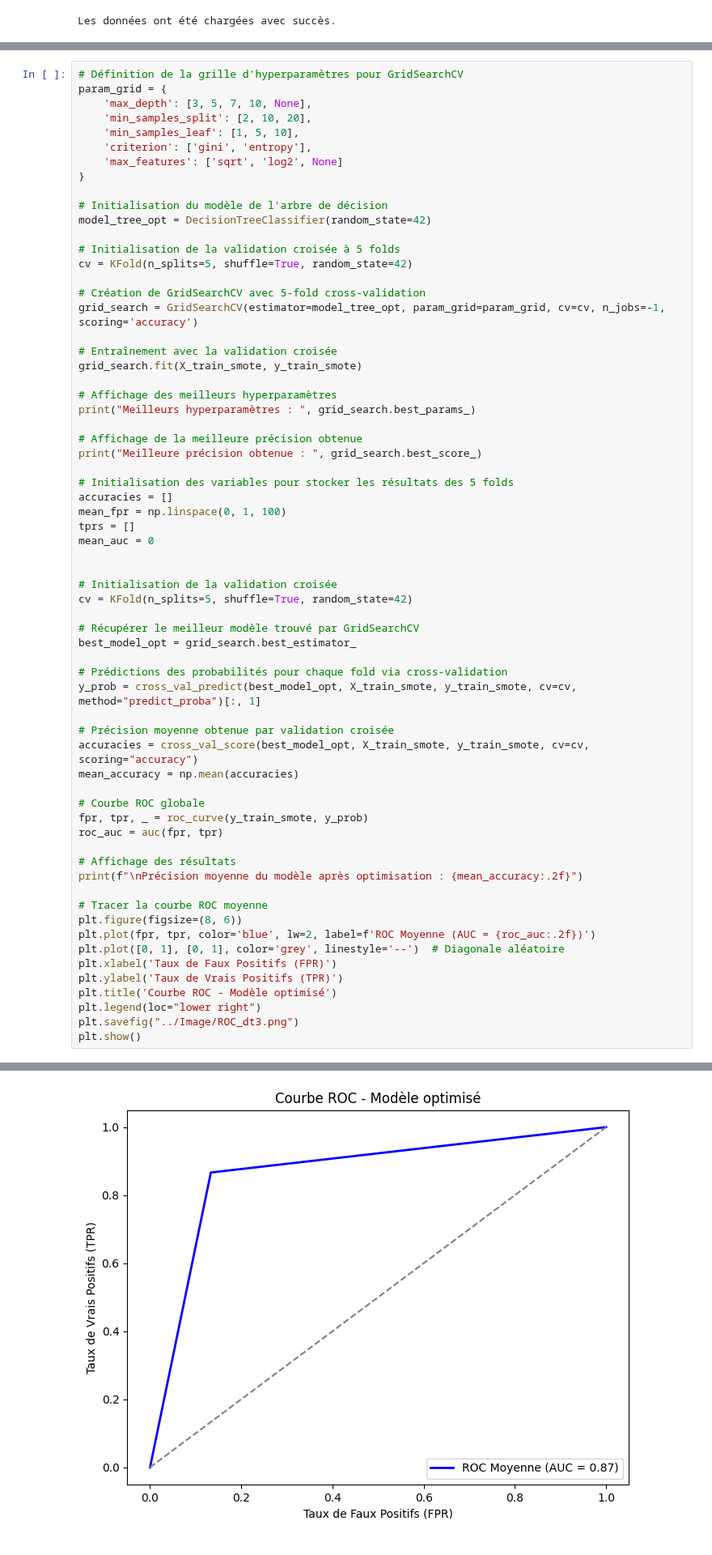
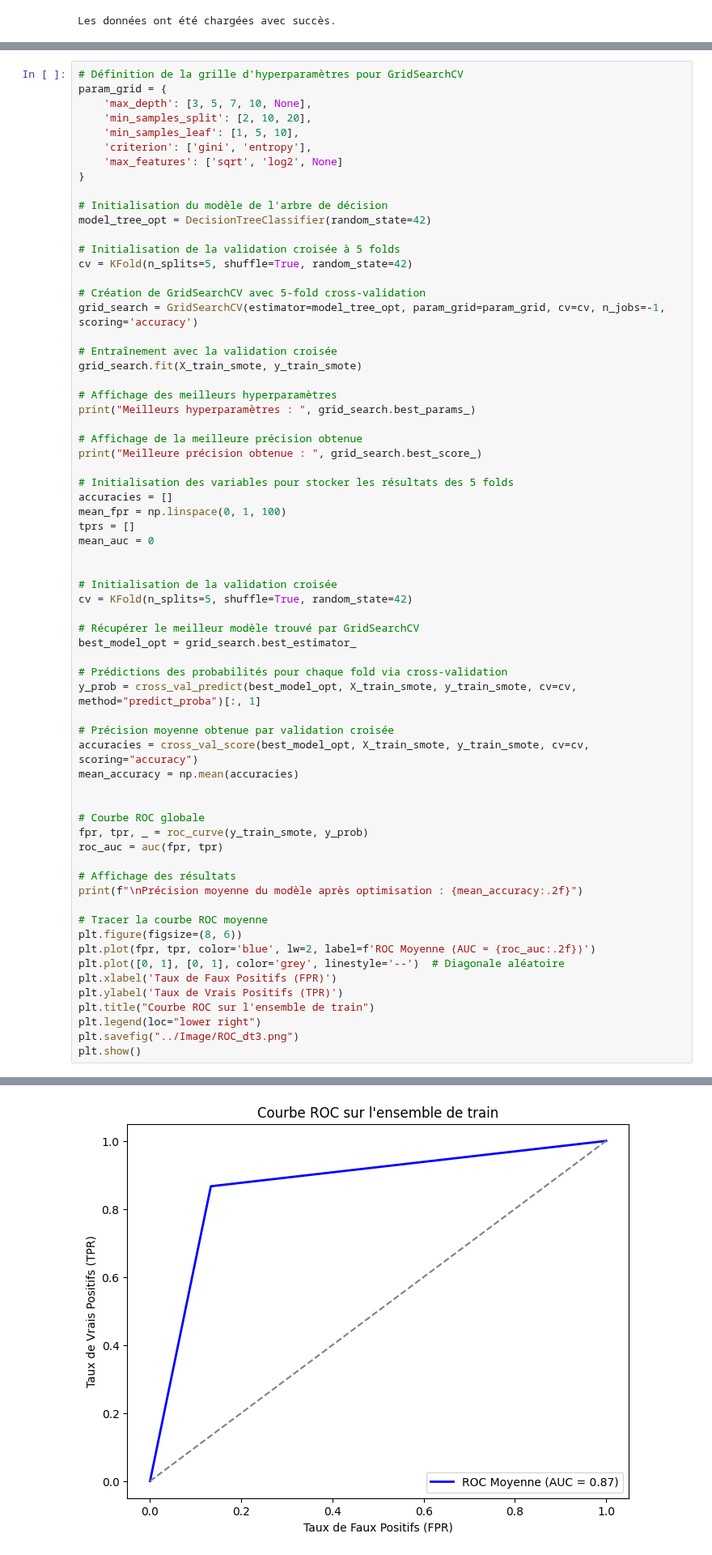
Before and after one commit to marktr11/Cervical-Cancer-Risk-Classification, a Jupyter notebook: Code/TreeDecision.ipynb, the cells around one changed output, grey strips where cells are left out. Shown at 81% size. Drawn from its saved outputs; the diff is of its cells as text.

```diff
--- a/Code/TreeDecision.ipynb
+++ b/Code/TreeDecision.ipynb
@@ -163,32 +170,33 @@ cv = KFold(n_splits=5, shuffle=True, random_state=42)
 best_model_opt = grid_search.best_estimator_
 
 # Prédictions des probabilités pour chaque fold via cross-validation
 y_prob = cross_val_predict(best_model_opt, X_train_smote, y_train_smote, cv=cv, method="predict_proba")[:, 1]
 
 # Précision moyenne obtenue par validation croisée
 accuracies = cross_val_score(best_model_opt, X_train_smote, y_train_smote, cv=cv, scoring="accuracy")
 mean_accuracy = np.mean(accuracies)
 
+
 # Courbe ROC globale
 fpr, tpr, _ = roc_curve(y_train_smote, y_prob)
 roc_auc = auc(fpr, tpr)
 
 # Affichage des résultats
 print(f"\nPrécision moyenne du modèle après optimisation : {mean_accuracy:.2f}")
 
 # Tracer la courbe ROC moyenne
 plt.figure(figsize=(8, 6))
 plt.plot(fpr, tpr, color='blue', lw=2, label=f'ROC Moyenne (AUC = {roc_auc:.2f})')
 plt.plot([0, 1], [0, 1], color='grey', linestyle='--')  # Diagonale aléatoire
 plt.xlabel('Taux de Faux Positifs (FPR)')
 plt.ylabel('Taux de Vrais Positifs (TPR)')
-plt.title('Courbe ROC - Modèle optimisé')
+plt.title("Courbe ROC sur l'ensemble de train")
 plt.legend(loc="lower right")
 plt.savefig("../Image/ROC_dt3.png")
 plt.show()
 # %% [output]
 Meilleurs hyperparamètres :  {'criterion': 'gini', 'max_depth': 5, 'max_features': 'sqrt', 'min_samples_leaf': 1, 'min_samples_split': 2}
 Meilleure précision obtenue :  0.8666666666666666
 
 Précision moyenne du modèle après optimisation : 0.87
-[figure, old version]
+[figure, new version]
```
Also changed, not shown: parts of 13 cells of this notebook, 8 other files.
